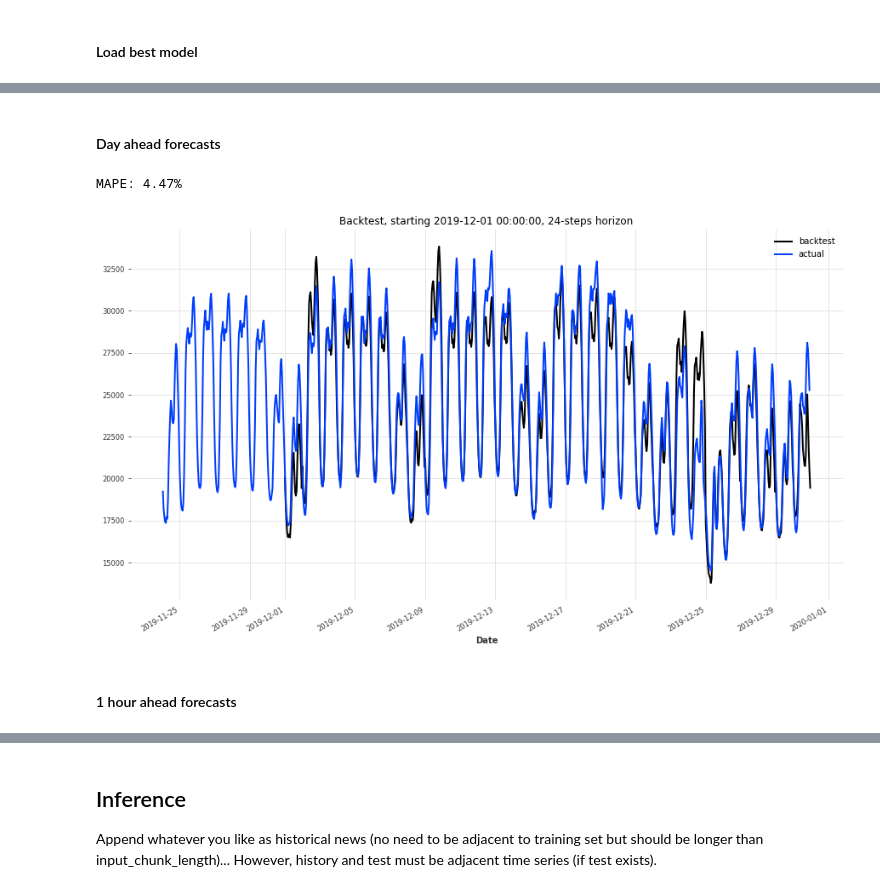
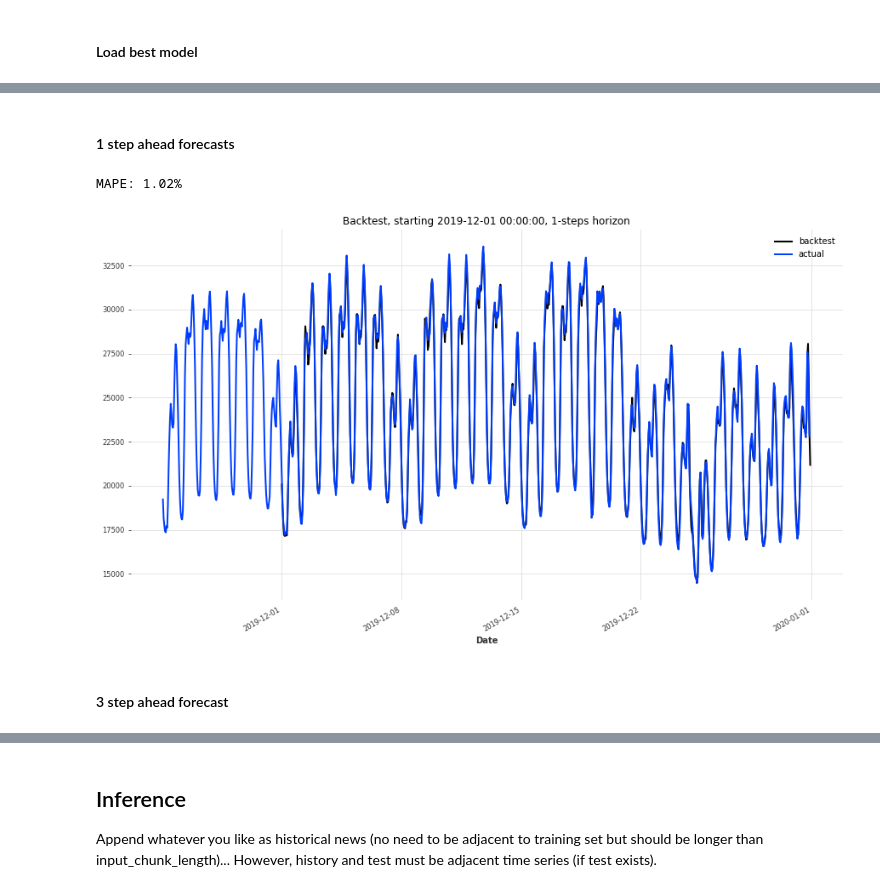
Before and after one commit to I-NERGY/DeepTSF, a Jupyter notebook: PILOT1_RDN/rdn_RNN.ipynb, the cells around one changed output, grey strips where cells are left out. Cells and saved outputs as stored; diff of their text form; code cells hidden in the pictures.

```diff
--- a/PILOT1_RDN/rdn_RNN.ipynb
+++ b/PILOT1_RDN/rdn_RNN.ipynb
@@ -88,3 +85,7 @@ cov_val, cov_test = cov_val.split_before(pd.Timestamp(cut_date_test))
+# %%
+# create month and year covariate series
+time_covariates = get_time_covariates(series) #future covariate
+# in general this pipeline step should return the future and past covariates of the darts pipeline
 # %% [markdown]
 ## Training
 Let's train an LSTM neural net. For using vanilla RNN or GRU instead, replace `'LSTM'` by `'RNN'` or `'GRU'`, respectively.
@@ -151,0 +218,11 @@ pickle.dump(transformer_cov, open(os.path.join(models_dir, model_name, "scaler_c
+# %%
+eval_config = read_config('config.yml', "evaluation")
+dot_darts_path, model_name_eval, backtest_start_date, transformer_filename = \
+(os.path.sep).join(eval_config['dot_darts_path'].split('/')), \
+eval_config['model_name'], \
+str(eval_config['backtest_start_date']), \
+str(eval_config['transformer_filename'])
+# use the already defined model name above if no model to be evaluated is defined
+model_name = (os.path.sep).join(model_name_eval.split(
+    '/')) if model_name_eval is not None else model_name
+print('Model to load:', model_name)
@@ -153,12 +232,15 @@ pickle.dump(transformer_cov, open(os.path.join(models_dir, model_name, "scaler_c
 #### Load best model
 # %%
 # Load best model
-# model_name = 'LSTM_60min_20180101_val_20190901_test_20191201_input_chunk_120_training_length_120_hidden_dim_128_n_rnns_1_epochs_150_random_state_42_plus_time'
-best_model = RNNModel.load_from_checkpoint(model_name=model_name, best=True)
+best_model = RNNModel.load_from_checkpoint(work_dir=dot_darts_path, model_name=model_name, best=False)
+# best_model = torch.load(os.path.join(dot_darts_path, 'checkpoints', model_name, 'checkpoint_95.pth.tar'), map_location=torch.device('cpu'))
+# best_model.device=torch.device('cpu')
+
+# Set path to save evaluation results
+models_dir = os.path.join(dot_darts_path, 'checkpoints')
+path_to_save_eval = os.path.join(models_dir, model_name)
 
 # Load used scaler
-transformer_ts = pickle.load(open(os.path.join('.', '.darts', 'checkpoints', model_name, 'scaler.pkl'), "rb"))
-
-# Set path to save evaluation results
-path_to_save_eval = os.path.join(models_dir, model_name)
+with open(os.path.join(models_dir, model_name, transformer_filename), 'rb') as f:
+    transformer_ts = pickle.load(f)
 # %% [output]
@@ -170,4 +248,4 @@ cut_date_test
 # %%
 # evaluation
-backtest_start_date = pd.Timestamp(cut_date_test)
-backtest_end_date = series.time_index[-1]
+backtest_start_timestamp = pd.Timestamp(backtest_start_date)
+# backtest_end_timestamp = series.time_index[-1]
@@ -174,22 +269,22 @@ backtest_end_date = series.time_index[-1]
 # %% [markdown]
-#### Day ahead forecasts
+#### 1 step ahead forecasts
 # %%
 mape_error, backtest = backtester(model=best_model,
                                   series_transformed=series_transformed.drop_after(
-                                                     backtest_end_date),
+                                      pd.Timestamp(backtest_end_timestamp)),
                                   backtest_start_date=backtest_start_date,
-                                  forecast_horizon=24,
+                                  forecast_horizon=1,
                                   stride=None,
                                   transformer_ts=transformer_ts,
                                   retrain=False,
-                                  future_covariates=time_covariates,
+                                  future_covariates=future_covariates,
                                   past_covariates=None,
-                                  path_to_save_backtest=None)
+                                  path_to_save_backtest=path_to_save_eval)
 # %% [output]
-MAPE: 4.47%
+MAPE: 1.02%
-[figure, old version]
+[figure, new version]
-# %% [markdown]
-#### 1 hour ahead forecasts
+# %% [markdown]
+#### 3 step ahead forecast
 # %%
 mape_error, backtest = backtester(model=best_model,
                                   series_transformed=series_transformed.drop_after(
```
Also changed, not shown: parts of 31 cells of this notebook.
